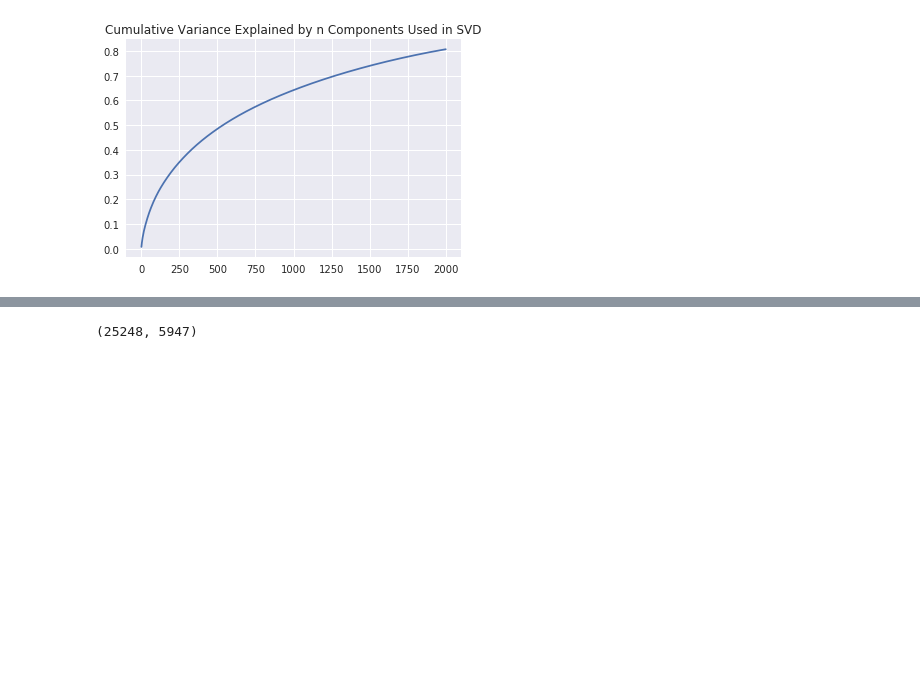
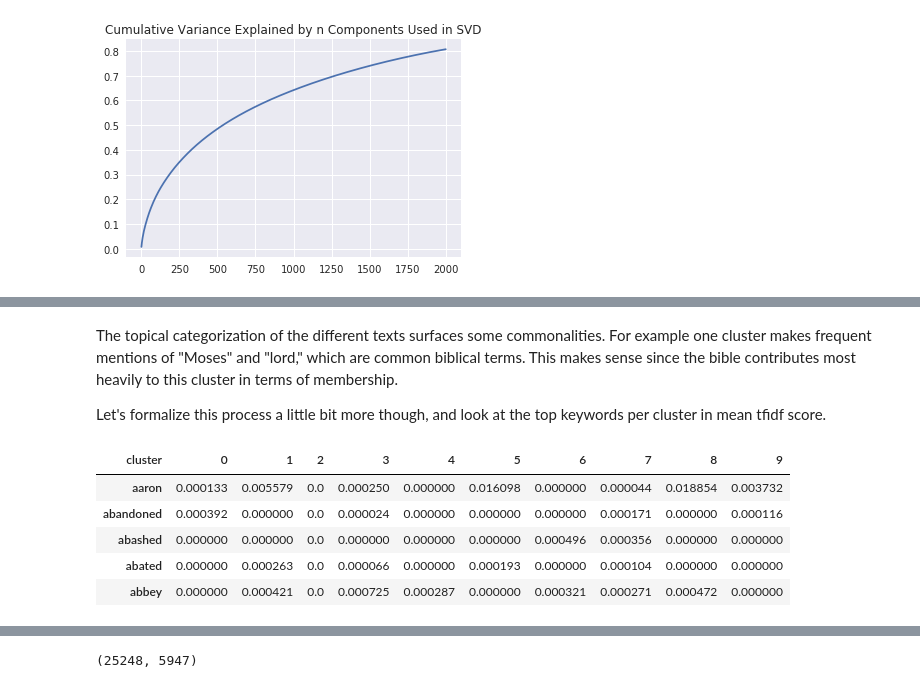
Before and after one commit to perrypw/thinkful, a Jupyter notebook: u4c.ipynb, the cells around one changed output, grey strips where cells are left out. Cells and saved outputs as stored; diff of their text form; code cells hidden in the pictures; blank space fills up the shorter version.

```diff
--- a/u4c.ipynb
+++ b/u4c.ipynb
@@ -236,0 +249,22 @@ I suspect this may work better given that, like k-means, the number of clusters
+# %% [markdown]
+The topical categorization of the different texts surfaces some commonalities. For example one cluster makes frequent mentions of "Moses" and "lord," which are common biblical terms. This makes sense since the bible contributes most heavily to this cluster in terms of membership.
+
+Let's formalize this process a little bit more though, and look at the top keywords per cluster in mean tfidf score.
+# %%
+# Create a DF with the cluster and each of the doc vectors, but named
+tfidf_names = pd.DataFrame(X_train_tfidf.todense(),columns=vectorizer.get_feature_names())
+tfidf_names['cluster'] = Y_pred
+tfidf_names = tfidf_names.groupby('cluster').mean().T
+
+# Function to return top 10 by specified cluster, to reduce print space
+def top_tfidf_terms(clust,df):
+    return df.sort_values(by=clust,ascending=False)[clust][0:19]
+# %%
+tfidf_names.head()
+# %% [output]
+| cluster | 0 | 1 | 2 | 3 | 4 | 5 | 6 | 7 | 8 | 9 |
+| aaron | 0.000133 | 0.005579 | 0.0 | 0.000250 | 0.000000 | 0.016098 | 0.000000 | 0.000044 | 0.018854 | 0.003732 |
+| abandoned | 0.000392 | 0.000000 | 0.0 | 0.000024 | 0.000000 | 0.000000 | 0.000000 | 0.000171 | 0.000000 | 0.000116 |
+| abashed | 0.000000 | 0.000000 | 0.0 | 0.000000 | 0.000000 | 0.000000 | 0.000496 | 0.000356 | 0.000000 | 0.000000 |
+| abated | 0.000000 | 0.000263 | 0.0 | 0.000066 | 0.000000 | 0.000193 | 0.000000 | 0.000104 | 0.000000 | 0.000000 |
+| abbey | 0.000000 | 0.000421 | 0.0 | 0.000725 | 0.000287 | 0.000000 | 0.000321 | 0.000271 | 0.000472 | 0.000000 |
```
Also changed, not shown: parts of 110 cells of this notebook.
